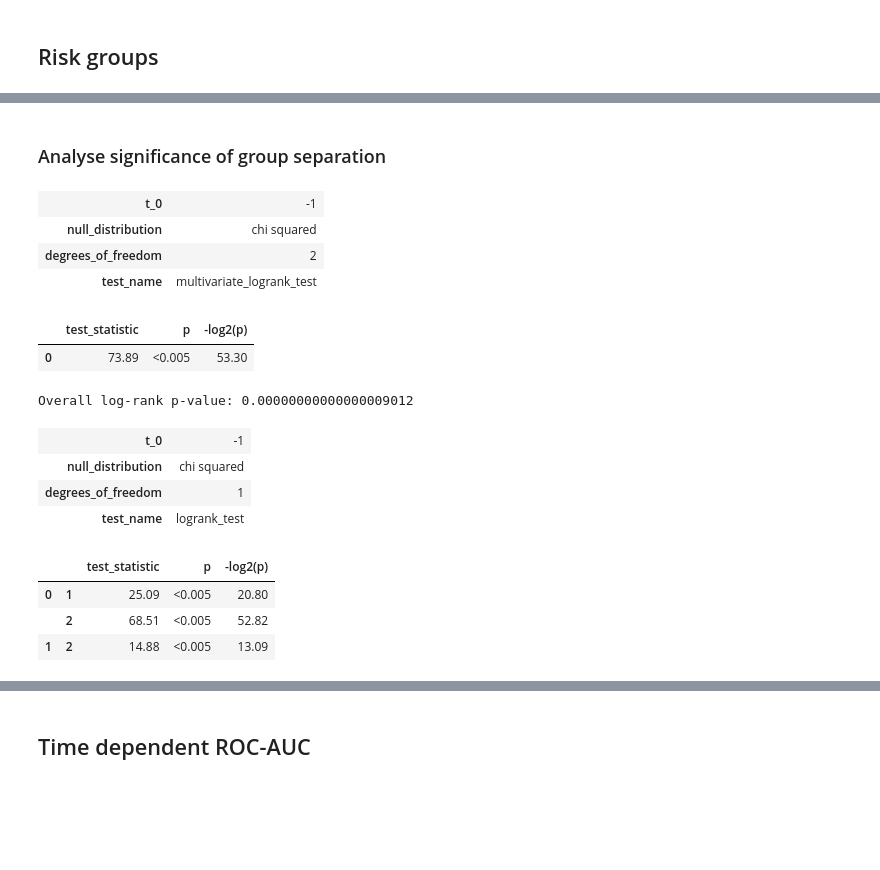
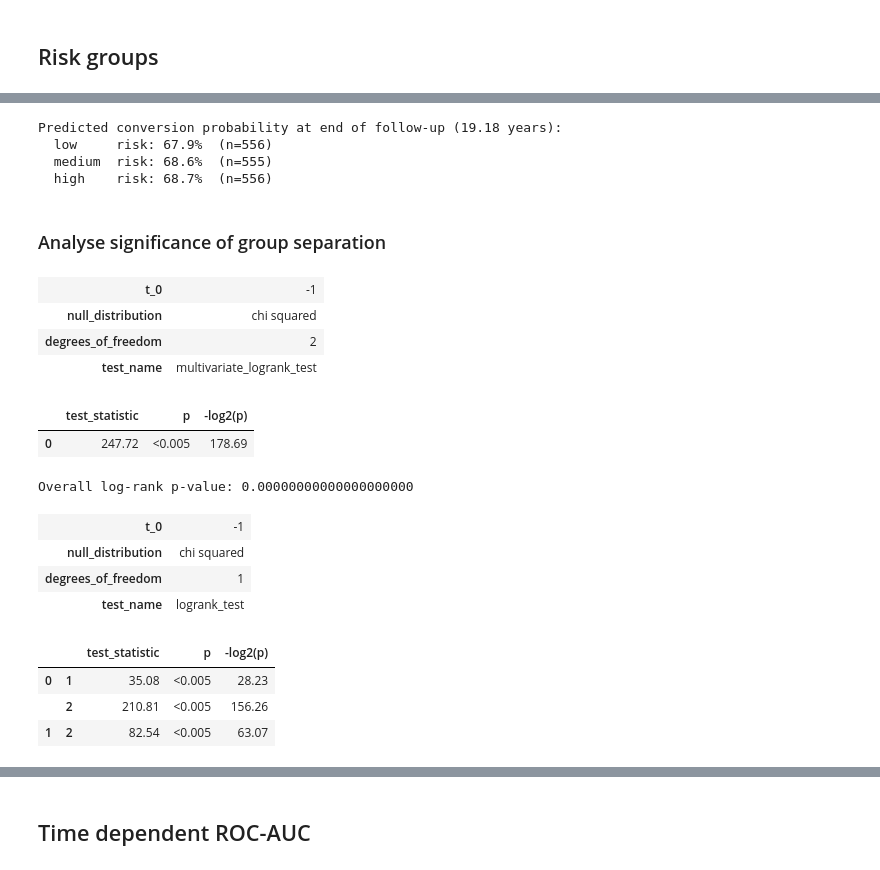
Before and after one commit to mariik4/survival_analysis_of_mci, a Jupyter notebook: notebooks/7-cox-model.evaluation.ipynb, the cells around one changed output, grey strips where cells are left out. Saved outputs shown, nothing was run; the diff lists cells and outputs as text; code cells hidden in the pictures; blank space fills up the shorter version.

```diff
--- a/notebooks/7-cox-model.evaluation.ipynb
+++ b/notebooks/7-cox-model.evaluation.ipynb
@@ -344,0 +230,20 @@ Predicted conversion probability within 0.816 to 19.179 years:
+# %%
+risk_scores = cox.predict_partial_hazard(test_X).values
+
+risk_df = pd.DataFrame({
+    "scores":     risk_scores,
+    "event":      test_y[SURVIVAL_EVENT_COL].astype(bool),
+    "duration":   test_y[SURVIVAL_TIME_COL],
+})
+
+low_medium_cutoff = np.percentile(risk_df["scores"], 33.333)
+medium_high_cutoff = np.percentile(risk_df["scores"], 66.667)
+
+risk_df["risk_group"] = risk_df["scores"].apply(
+    lambda s: assign_patient_to_risk_group(s, low_medium_cutoff, medium_high_cutoff)
+)
+
+print(f"Cutoffs: low/medium={low_medium_cutoff:.3f}, medium/high={medium_high_cutoff:.3f}")
+print(f"Low risk group:    {(risk_df['risk_group'] == LOW_RISK_GROUP_INDICATOR).sum()} patients")
+print(f"Medium risk group: {(risk_df['risk_group'] == MEDIUM_RISK_GROUP_INDICATOR).sum()} patients")
+print(f"High risk group:   {(risk_df['risk_group'] == HIGH_RISK_GROUP_INDICATOR).sum()} patients")
@@ -345,33 +346,50 @@ Predicted conversion probability within 0.816 to 19.179 years:
+# %%
+times_curve = np.linspace(test_times.min(), test_times.max(), 100)
+surv_matrix = cox.predict_survival_function(test_X, times=times_curve).values
+conv_curve = (1 - surv_matrix).T   # shape: (n_patients, 100)
+
+print(f"Predicted conversion probability at end of follow-up ({times_curve[-1]:.2f} years):")
+for grp, name in [(LOW_RISK_GROUP_INDICATOR, "low"),
+                  (MEDIUM_RISK_GROUP_INDICATOR, "medium"),
+                  (HIGH_RISK_GROUP_INDICATOR, "high")]:
+    mask = (risk_df["risk_group"] == grp).values
+    avg = conv_curve[mask].mean(axis=0)[-1]
+    print(f"  {name:<7} risk: {avg*100:.1f}%  (n={mask.sum()})")
+# %% [output]
+Predicted conversion probability at end of follow-up (19.18 years):
+  low     risk: 67.9%  (n=556)
+  medium  risk: 68.6%  (n=555)
+  high    risk: 68.7%  (n=556)
 # %% [markdown]
 ### Analyse significance of group separation
 # %%
 overall = multivariate_logrank_test(
-    converted_patients['duration'],
-    converted_patients['risk_group'],
-    converted_patients['event']
+    risk_df['duration'],
+    risk_df['risk_group'],
+    risk_df['event']
 )
 overall.print_summary()
 print(f"Overall log-rank p-value: {overall.p_value:.20f}")
 
 pairwise = pairwise_logrank_test(
-    converted_patients['duration'],
-    converted_patients['risk_group'],
-    converted_patients['event']
+    risk_df['duration'],
+    risk_df['risk_group'],
+    risk_df['event']
 )
 pairwise.print_summary()
 # %% [output]
 | t_0 | -1 |
 | null_distribution | chi squared |
 | degrees_of_freedom | 2 |
 | test_name | multivariate_logrank_test |
 |  | test_statistic | p | -log2(p) |
-| 0 | 73.89 | <0.005 | 53.30 |
+| 0 | 247.72 | <0.005 | 178.69 |
-Overall log-rank p-value: 0.00000000000000009012
+Overall log-rank p-value: 0.00000000000000000000
 | t_0 | -1 |
 | null_distribution | chi squared |
 | degrees_of_freedom | 1 |
 | test_name | logrank_test |
 |  |  | test_statistic | p | -log2(p) |
-| 0 | 1 | 25.09 | <0.005 | 20.80 |
-|  | 2 | 68.51 | <0.005 | 52.82 |
-| 1 | 2 | 14.88 | <0.005 | 13.09 |
+| 0 | 1 | 35.08 | <0.005 | 28.23 |
+|  | 2 | 210.81 | <0.005 | 156.26 |
+| 1 | 2 | 82.54 | <0.005 | 63.07 |
```
Also changed, not shown: parts of 30 cells of this notebook, 14 other files.
